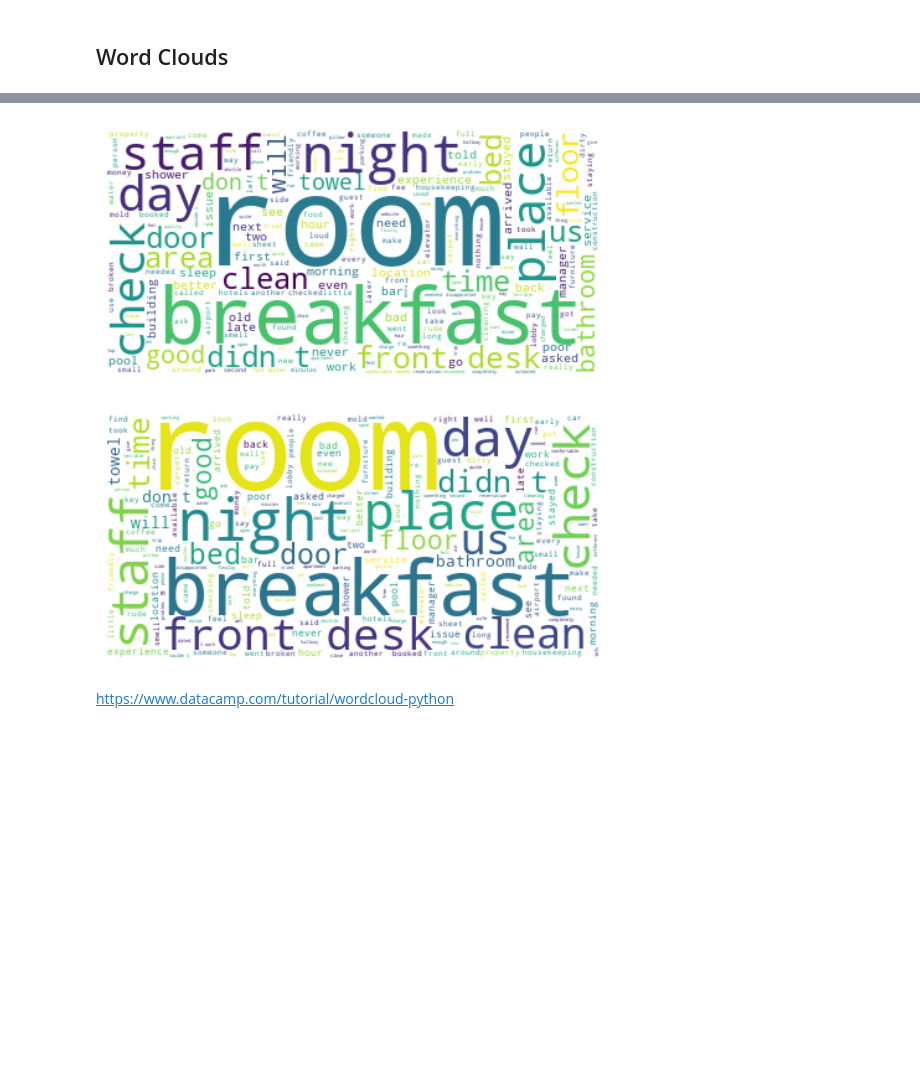
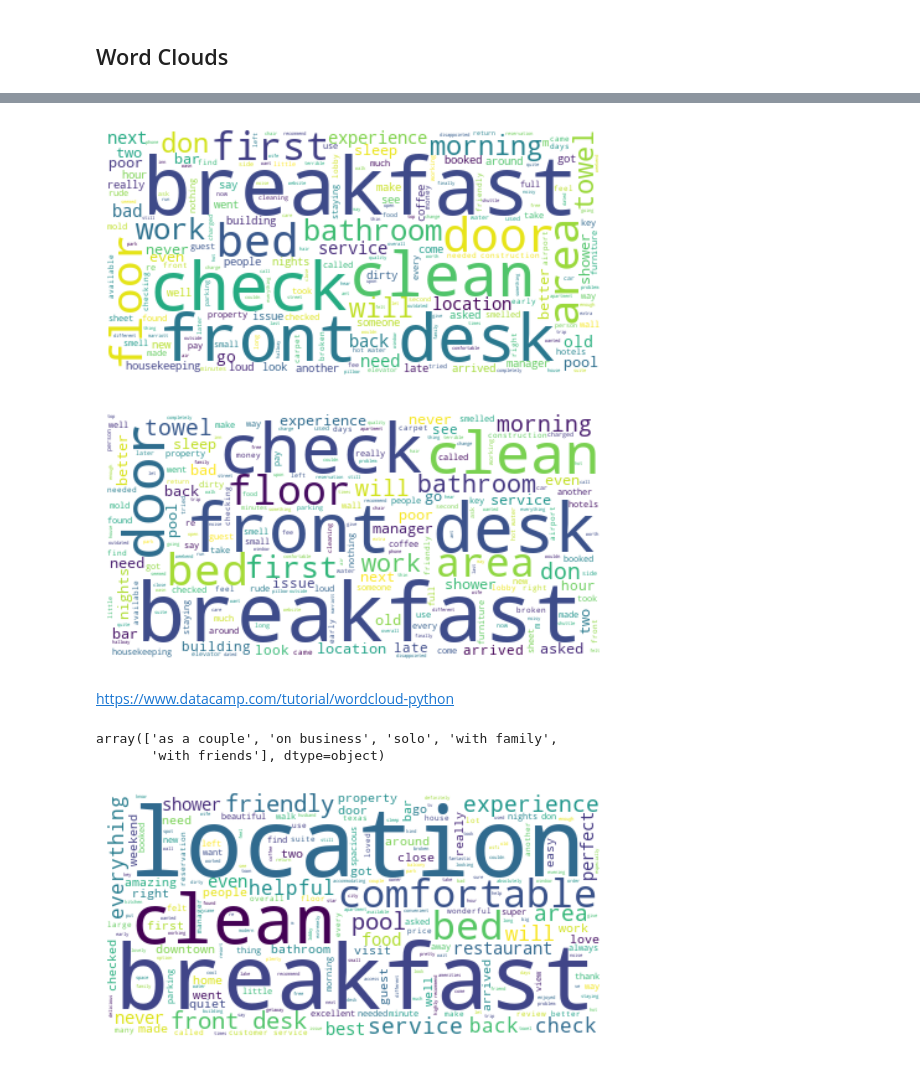
Before and after one commit to duynlq/reviews-prediction, a Jupyter notebook: ANALYSIS.ipynb, the cells around one changed output, grey strips where cells are left out. Cells and saved outputs as stored; diff of their text form; code cells hidden in the pictures; blank space fills up the shorter version.

```diff
--- a/ANALYSIS.ipynb
+++ b/ANALYSIS.ipynb
@@ -494,7 +513,7 @@ plt.show()
 positive_reviews = " ".join(review for review in df.processed_review[df.processed_rating == 20])
 
 # Generate a word cloud image
-wordcloud = WordCloud(stopwords=stopwords, background_color="white").generate(positive_reviews)
+wordcloud = WordCloud(stopwords=wc_stopwords, background_color="white").generate(positive_reviews)
 
 # Display the generated image:
 # the matplotlib way:
@@ -502,14 +521,14 @@ plt.imshow(wordcloud, interpolation='bilinear')
 plt.axis("off")
 plt.show()
 # %% [output]
-[figure, old version]
+[figure, new version]
 # %%
 # 3 STAR REVIEWS, customer states hotel is average
 # Combine all non-churn review texts
 positive_reviews = " ".join(review for review in df.processed_review[df.processed_rating == 20])
 
 # Generate a word cloud image
-wordcloud = WordCloud(stopwords=stopwords, background_color="white").generate(positive_reviews)
+wordcloud = WordCloud(stopwords=wc_stopwords, background_color="white").generate(positive_reviews)
 
 # Display the generated image:
 # the matplotlib way:
@@ -517,6 +536,30 @@ plt.imshow(wordcloud, interpolation='bilinear')
 plt.axis("off")
 plt.show()
 # %% [output]
-[figure, old version]
+[figure, new version]
 # %% [markdown]
 https://www.datacamp.com/tutorial/wordcloud-python
+# %%
+np.unique(df.trip_type)
+# %% [output]
+array(['as a couple', 'on business', 'solo', 'with family',
+       'with friends'], dtype=object)
+# %%
+# Join all reviews of each trip type:
+couple_reviews = " ".join(review for review in df[df.trip_type=="as a couple"].processed_review)
+business_reviews = " ".join(review for review in df[df.trip_type=="on business"].processed_review)
+solo_reviews = " ".join(review for review in df[df.trip_type=="solo"].processed_review)
+family_reviews = " ".join(review for review in df[df.trip_type=="with family"].processed_review)
+friends_reviews = " ".join(review for review in df[df.trip_type=="with friends"].processed_review)
+# %%
+# COUPLE REVIEWS
+# Generate a word cloud image
+wordcloud = WordCloud(stopwords=wc_stopwords, background_color="white").generate(couple_reviews)
+
+# Display the generated image:
+# the matplotlib way:
+plt.imshow(wordcloud, interpolation='bilinear')
+plt.axis("off")
+plt.show()
+# %% [output]
+[figure, added]
```
Also changed, not shown: parts of 12 cells of this notebook.
